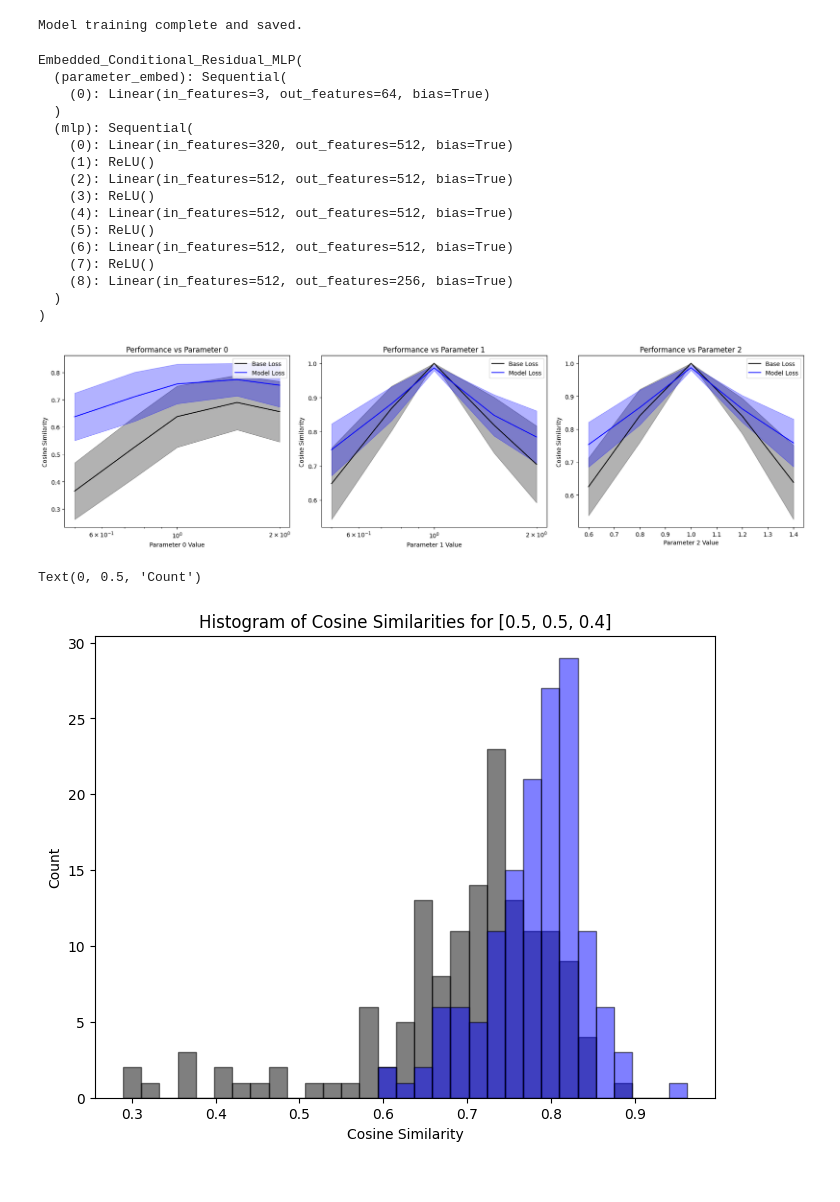
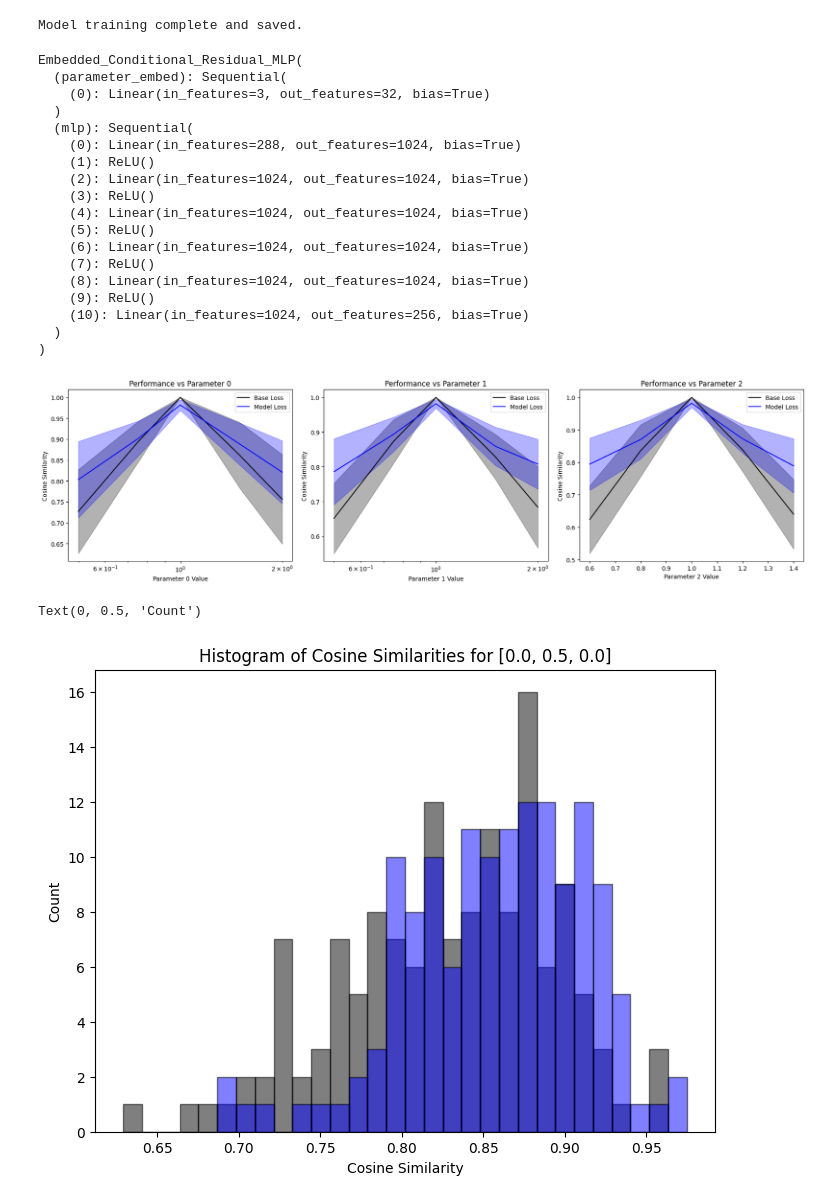
Before and after one commit to constiwitzleben/Stretchers, a Jupyter notebook: Train_Model.ipynb, the cells around one changed output. Cells and saved outputs as stored; diff of their text form; code cells hidden in the pictures.

Commit message:
now model

```diff
--- a/Train_Model.ipynb
+++ b/Train_Model.ipynb
@@ -270,7 +270,7 @@ def l2_loss(output, target, reduction = 'mean'):
 
 # criterion = nn.CosineEmbeddingLoss(reduction='none')
 criterion = nn.MSELoss(reduction='none')
-optimizer = optim.Adam(model.parameters(), lr=0.00001)
+optimizer = optim.Adam(model.parameters(), lr=0.0001)
 scheduler = torch.optim.lr_scheduler.ReduceLROnPlateau(optimizer, mode='min', factor=0.1, patience=5)
 # %%
 # One eval round before training
@@ -293,7 +293,7 @@ print(f'Loss before training: {start_loss}')
 writer = SummaryWriter(log_dir="runs/tain_model")
 
 # Training loop
-epochs = 100
+epochs = 250
 for epoch in range(epochs):
     model.train()
     train_losses = []
@@ -377,23 +377,25 @@ print("Model training complete and saved.")
 # %% [output]
 Model training complete and saved.
 # %%
-model.load_state_dict(torch.load("models/single_transformation_model.pth"))
+model.load_state_dict(torch.load("models/stretcher_normalised.pth"))
 model.eval()
 # %% [output]
 Embedded_Conditional_Residual_MLP(
   (parameter_embed): Sequential(
-    (0): Linear(in_features=3, out_features=64, bias=True)
+    (0): Linear(in_features=3, out_features=32, bias=True)
   )
   (mlp): Sequential(
-    (0): Linear(in_features=320, out_features=512, bias=True)
+    (0): Linear(in_features=288, out_features=1024, bias=True)
     (1): ReLU()
-    (2): Linear(in_features=512, out_features=512, bias=True)
+    (2): Linear(in_features=1024, out_features=1024, bias=True)
     (3): ReLU()
-    (4): Linear(in_features=512, out_features=512, bias=True)
+    (4): Linear(in_features=1024, out_features=1024, bias=True)
     (5): ReLU()
-    (6): Linear(in_features=512, out_features=512, bias=True)
+    (6): Linear(in_features=1024, out_features=1024, bias=True)
     (7): ReLU()
-    (8): Linear(in_features=512, out_features=256, bias=True)
+    (8): Linear(in_features=1024, out_features=1024, bias=True)
+    (9): ReLU()
+    (10): Linear(in_features=1024, out_features=256, bias=True)
   )
 )
 # %%
@@ -402,7 +404,7 @@ plot_loader = DataLoader(val_dataset, batch_size=len(val_dataset), shuffle=False
 val_base_descriptors, val_transformed_descriptors, val_transformations = next(iter(plot_loader))
 
 transformations_to_plot = np.zeros((3,5,3))
-transformations_to_plot[0,:,:] = transformation_list[14:124:25,:]
+transformations_to_plot[0,:,:] = transformation_list[12:124:25,:]
 transformations_to_plot[1,:,:] = transformation_list[52:75:5,:]
 transformations_to_plot[2,:,:] = transformation_list[60:65:1,:]
 
@@ -422,7 +424,7 @@ for i in range(3):
             target_transformations = val_transformations[indices].to(device)
 
             base_cosines = 1 - cosine_loss(target_base_descriptors,target_transformed_descriptors,'none')
-            outputs = model(target_base_descriptors,target_transformations)
+            outputs = model(target_base_descriptors.float(),target_transformations.float())
             model_cosines = 1 - cosine_loss(outputs,target_transformed_descriptors,'none')
 
             base_cosine_means[i,j] = base_cosines.mean()
@@ -451,38 +453,38 @@ plt.tight_layout()
 
 plt.show()
 # %% [output]
-[figure, old version]
+[figure, new version]
 # %%
-target_transformation = [0.5,0.5,0.4]
+target_transformation = [0.0,0.5,0.0]
 
 indices = np.where(np.all(np.array(val_transformations) == target_transformation, axis=1))[0]
 
 with torch.no_grad():
 
     target_base_descriptors = val_base_descriptors[indices].to(device)
     target_transformed_descriptors = val_transformed_descriptors[indices].to(device)
     target_transformations = val_transformations[indices].to(device)
 
     base_cosines = 1 - cosine_loss(target_base_descriptors,target_transformed_descriptors,'none')
-    outputs = model(target_base_descriptors,target_transformations)
+    outputs = model(target_base_descriptors.float(),target_transformations.float())
     model_cosines = 1 - cosine_loss(outputs,target_transformed_descriptors,'none')
 
 base_cosines = base_cosines.cpu()
 model_cosines = model_cosines.cpu()
 
 overall_min = min(base_cosines.min(), model_cosines.min())
 overall_max = max(base_cosines.max(), model_cosines.max())
 
 bin_width = (overall_max - overall_min) / 30
 
 bins = np.arange(overall_min, overall_max + bin_width, bin_width)
 
 fig, ax = plt.subplots(figsize=(8, 6))
 ax.hist(base_cosines, bins, alpha = 0.5, color='black', edgecolor='black')
 ax.hist(model_cosines, bins, alpha = 0.5, color='blue', edgecolor='black')
 ax.set_title(f"Histogram of Cosine Similarities for {target_transformation}")
 ax.set_xlabel("Cosine Similarity")
 ax.set_ylabel("Count")
 # %% [output]
 Text(0, 0.5, 'Count')
-[figure, old version]
+[figure, new version]
```
Also changed, not shown: parts of 7 cells of this notebook, 1 other file.
